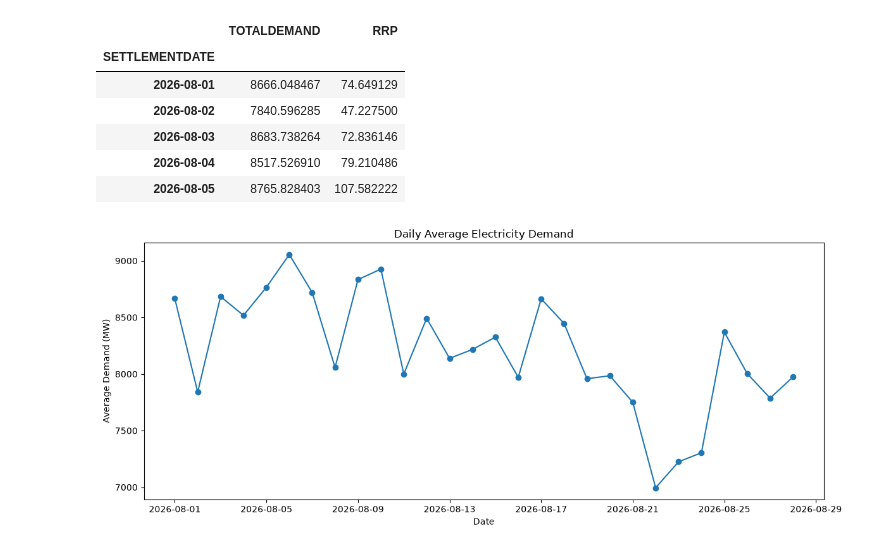
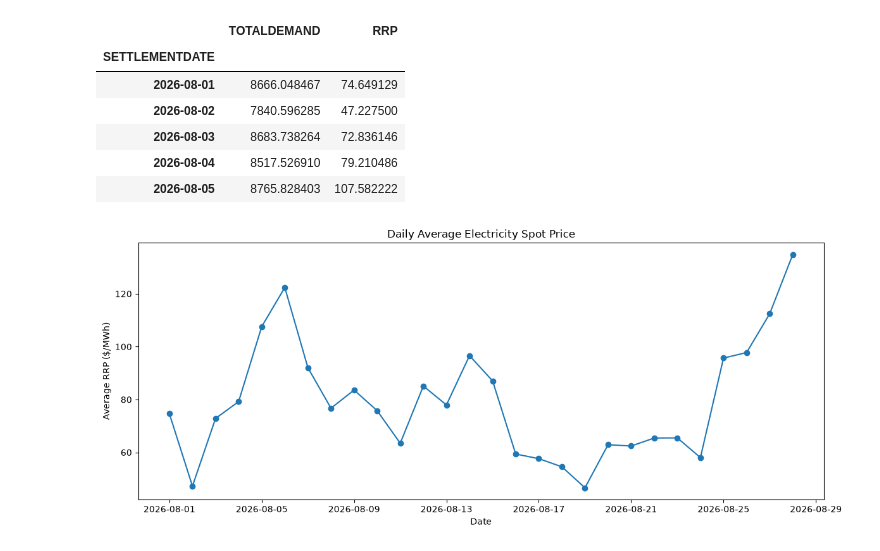
Before and after one commit to klm2109/australian-energy-market-analytics, a Jupyter notebook: notebooks/Exploratory Data Analysis.ipynb, the cells around one changed output. Cells and saved outputs as stored; diff of their text form; code cells hidden in the pictures.

```diff
--- a/notebooks/Exploratory Data Analysis.ipynb
+++ b/notebooks/Exploratory Data Analysis.ipynb
@@ -553,17 +772,17 @@ daily.head()
 # %%
 plt.figure(figsize=(12, 5))
 
 plt.plot(
     daily.index,
-    daily["TOTALDEMAND"],
+    daily["RRP"],
     marker="o"
 )
 
 plt.xlabel("Date")
-plt.ylabel("Average Demand (MW)")
-plt.title("Daily Average Electricity Demand")
+plt.ylabel("Average RRP ($/MWh)")
+plt.title("Daily Average Electricity Spot Price")
 
 plt.tight_layout()
 plt.show()
 # %% [output]
-[figure, old version]
+[figure, new version]
```
Also changed, not shown: parts of 21 cells of this notebook.
